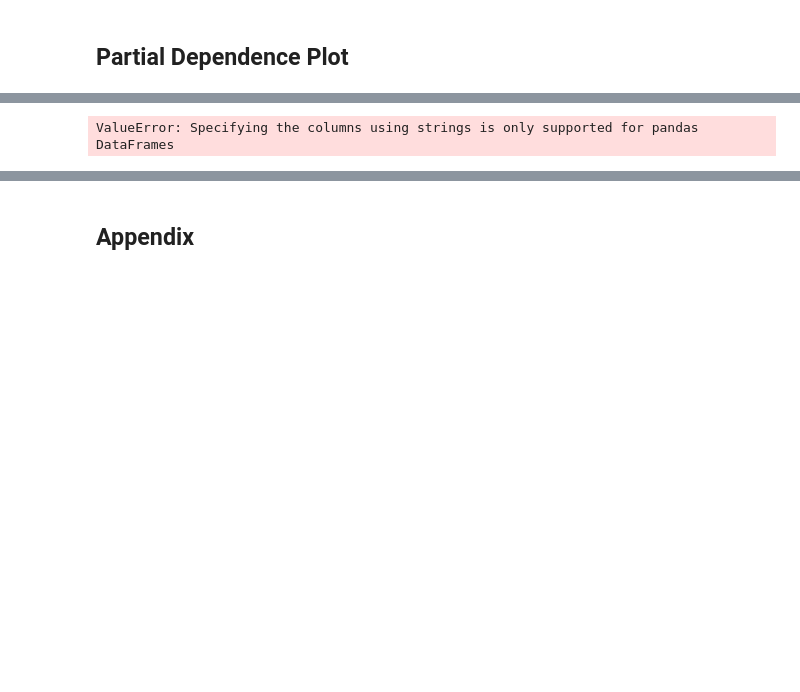
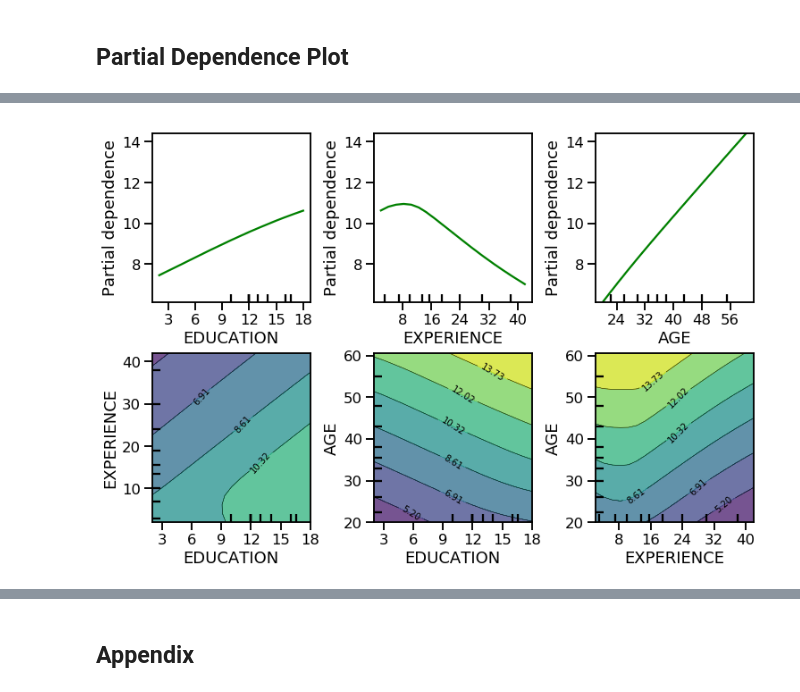
Before and after one commit to glemaitre/scikit-learn-workshop-2019, a Jupyter notebook: notebook.ipynb, the cells around one changed output, grey strips where cells are left out. Saved outputs shown, nothing was run; the diff lists cells and outputs as text; code cells hidden in the pictures; blank space fills up the shorter version.

```diff
--- a/notebook.ipynb
+++ b/notebook.ipynb
@@ -663,9 +795,14 @@ X_train_preprocessed = (model.named_steps['columntransformer']
 X_test_preprocessed = (model.named_steps['columntransformer']
                             .transform(X_test))
 # %%
-features = [16, 17, 18]
-plot_partial_dependence(model, X_train_preprocessed,
-                        features, feature_names=feature_names,
-                        n_jobs=-1, grid_resolution=20)
+from sklearn.inspection import plot_partial_dependence
+
+fig = plt.figure(figsize=(11, 11))
+features = [16, 17, 18, (16, 17), (16, 18), (17, 18)]
+plot_partial_dependence(
+    model.named_steps['mlpregressor'],
+    X_train_preprocessed, features, feature_names=feature_names,
+    n_jobs=-1, grid_resolution=20, fig=fig
+)
 # %% [output]
-ValueError: Specifying the columns using strings is only supported for pandas DataFrames
+[figure, added]
```
Also changed, not shown: parts of 30 cells of this notebook.
